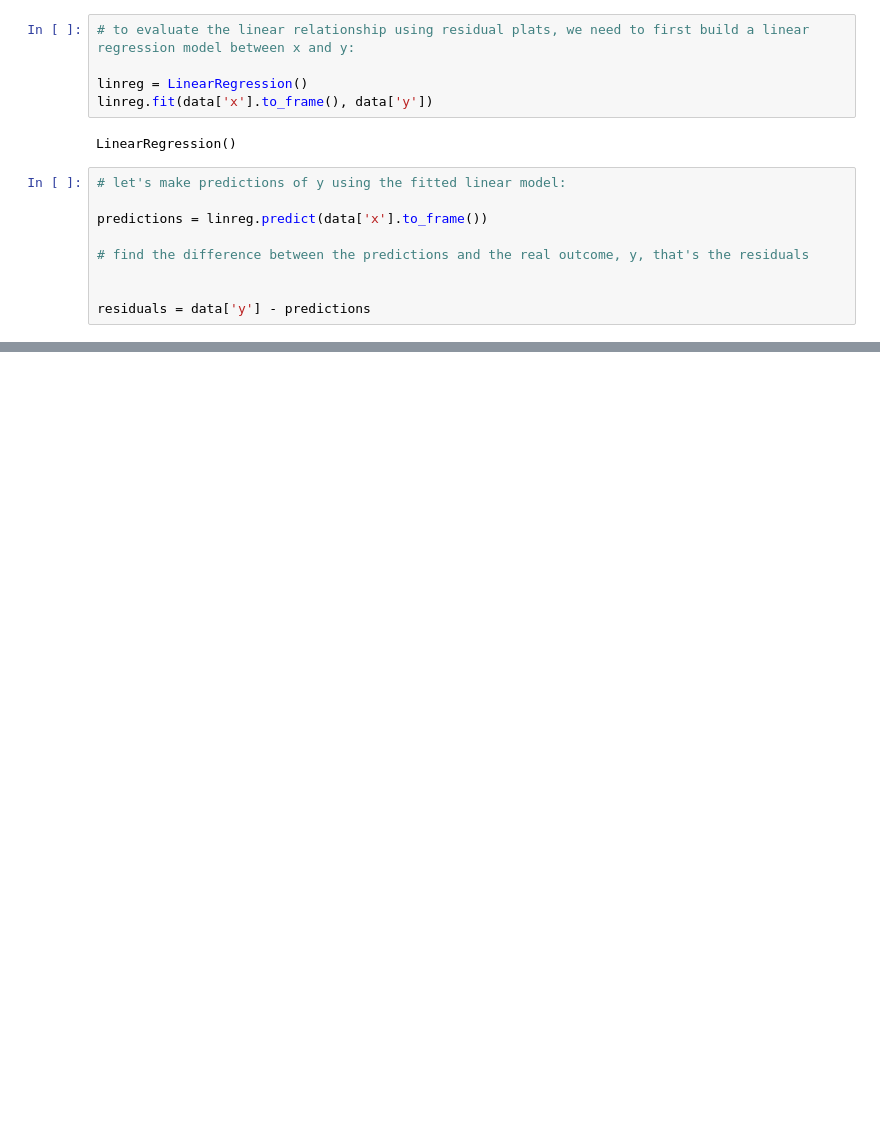
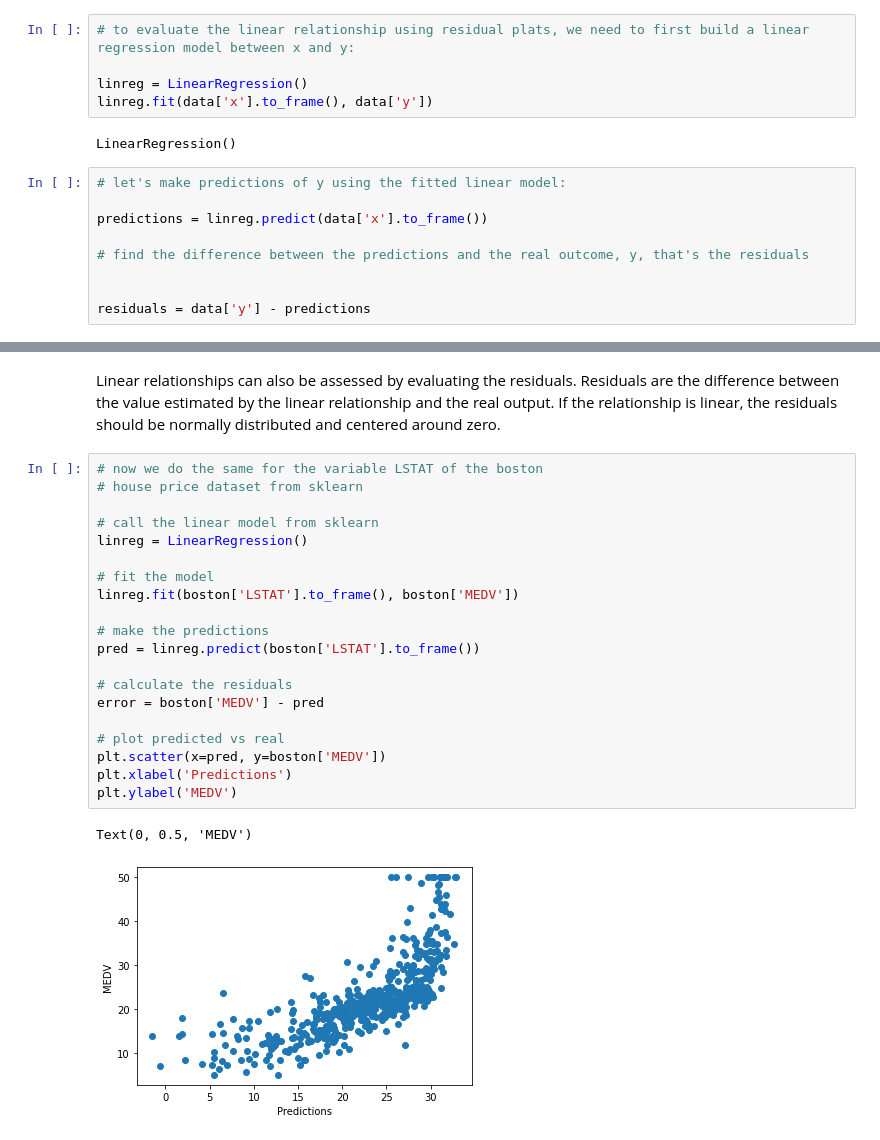
Before and after one commit to falahamro/Data-Science--Foreseeing-Variable-Problems-in-Building-ML-Models, a Jupyter notebook: Identifying_a_linear_relationship.ipynb, the cells around one changed output, grey strips where cells are left out. Drawn from its saved outputs; the diff is of its cells as text; blank space fills up the shorter version.

```diff
--- a/Identifying_a_linear_relationship.ipynb
+++ b/Identifying_a_linear_relationship.ipynb
@@ -170,0 +201,25 @@ Text(0.5, 6.79999999999999, 'Residuals')
+# %% [markdown]
+Linear relationships can also be assessed by evaluating the residuals. Residuals are the difference between the value estimated by the linear relationship and the real output. If the relationship is linear, the residuals should be normally distributed and centered around zero.
+# %%
+# now we do the same for the variable LSTAT of the boston
+# house price dataset from sklearn
+
+# call the linear model from sklearn
+linreg = LinearRegression()
+
+# fit the model
+linreg.fit(boston['LSTAT'].to_frame(), boston['MEDV'])
+
+# make the predictions
+pred = linreg.predict(boston['LSTAT'].to_frame())
+
+# calculate the residuals
+error = boston['MEDV'] - pred
+
+# plot predicted vs real
+plt.scatter(x=pred, y=boston['MEDV'])
+plt.xlabel('Predictions')
+plt.ylabel('MEDV')
+# %% [output]
+Text(0, 0.5, 'MEDV')
+[figure, added]
```
Also changed, not shown: parts of 18 cells of this notebook.
